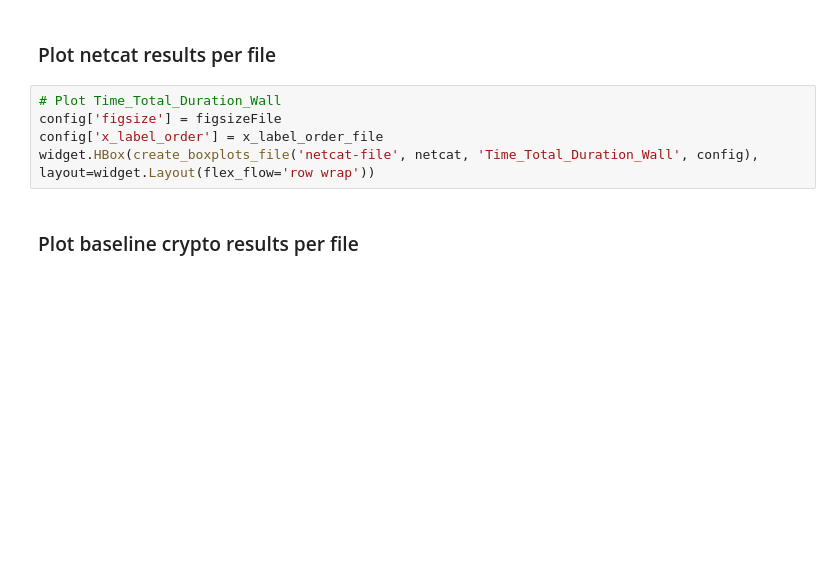
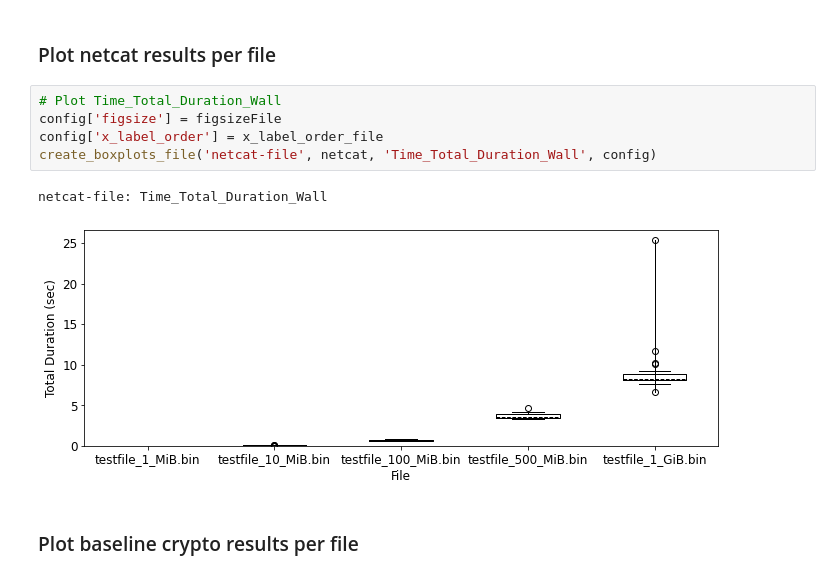
Before and after one commit to tiredcoder/jovian-colab, a Jupyter notebook: src/jupyter/notebook/Test.ipynb, the cells around one changed output. Drawn from its saved outputs; the diff is of its cells as text; blank space fills up the shorter version.

```diff
--- a/src/jupyter/notebook/Test.ipynb
+++ b/src/jupyter/notebook/Test.ipynb
@@ -358,8 +390,11 @@ def create_boxplots_cipher(testname, df, column, config):
 # %%
 # Plot Time_Total_Duration_Wall
 config['figsize'] = figsizeFile
 config['x_label_order'] = x_label_order_file
-widget.HBox(create_boxplots_file('netcat-file', netcat, 'Time_Total_Duration_Wall', config), layout=widget.Layout(flex_flow='row wrap'))
+create_boxplots_file('netcat-file', netcat, 'Time_Total_Duration_Wall', config)
+# %% [output]
+netcat-file: Time_Total_Duration_Wall
+[figure, added]
 # %% [markdown]
 ### Plot baseline crypto results per file
 # %%
```
Also changed, not shown: parts of 57 cells of this notebook, 18 other files.
